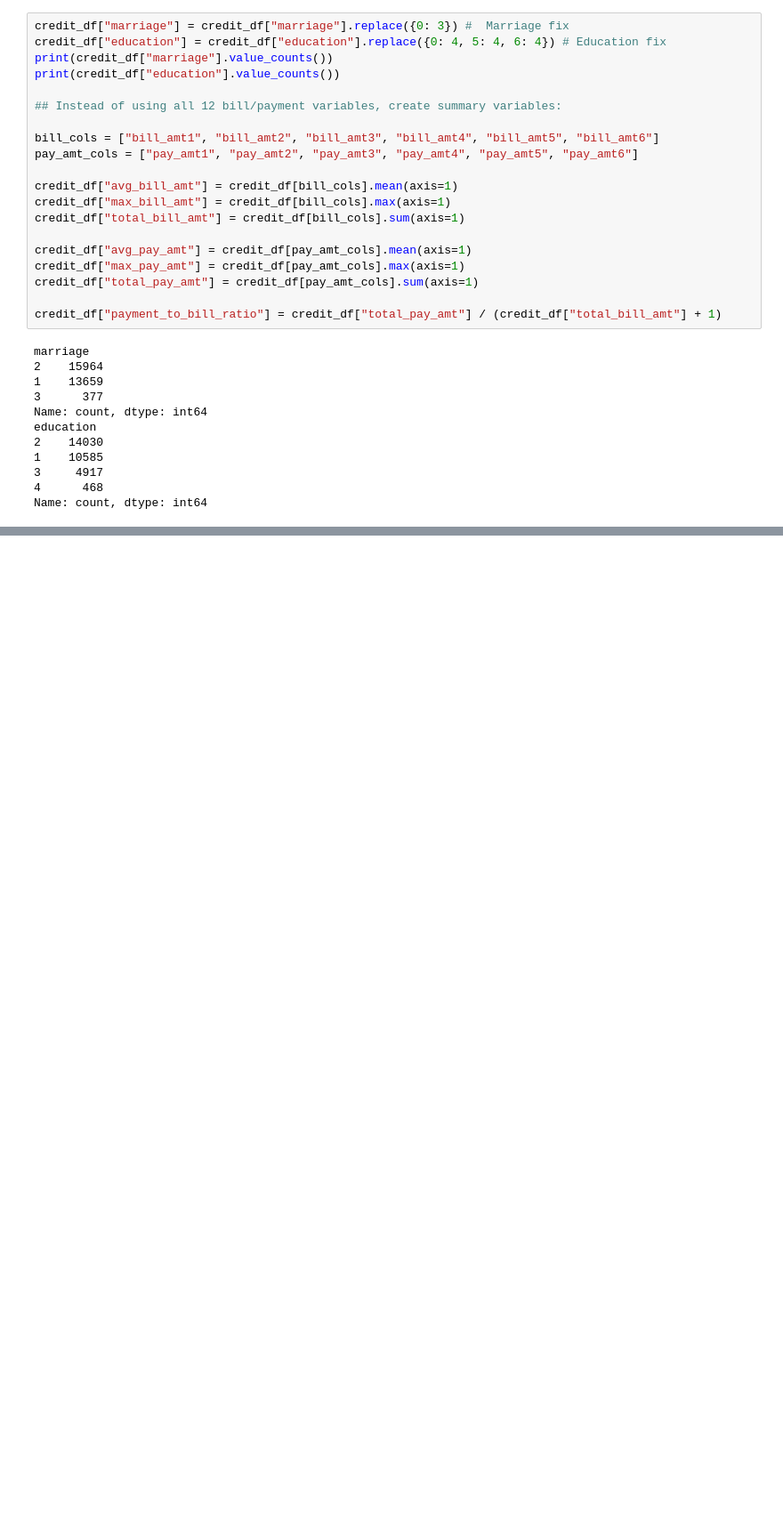
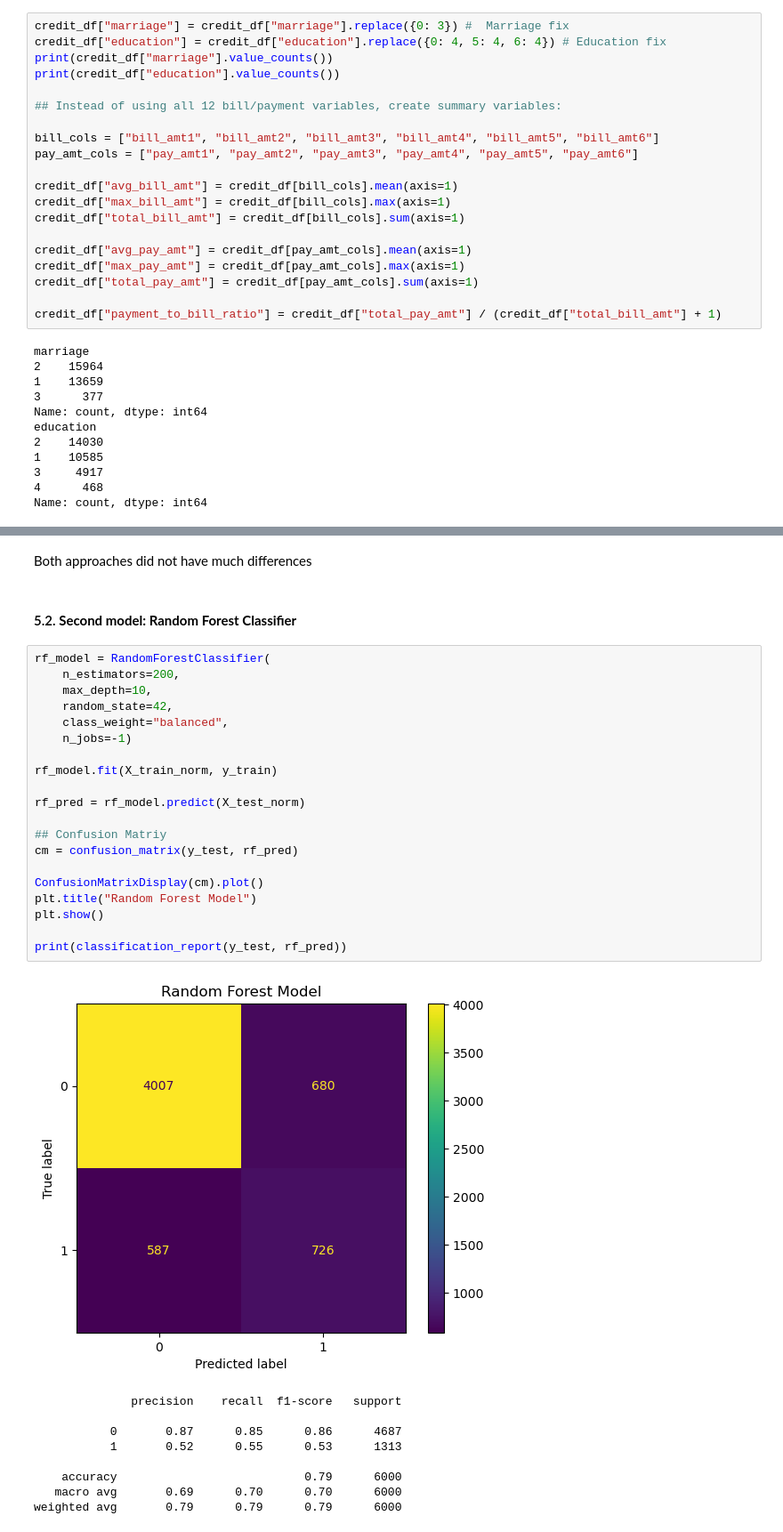
Before and after one commit to thebryanbx-cripto-32/Project_Final_Bank_Risk_ML, a Jupyter notebook: data_1_EDA_Credit.ipynb, the cells around one changed output, grey strips where cells are left out. Shown at 89% size. Saved outputs shown, nothing was run; the diff lists cells and outputs as text; blank space fills up the shorter version.

```diff
--- a/data_1_EDA_Credit.ipynb
+++ b/data_1_EDA_Credit.ipynb
@@ -325,0 +444,34 @@ features_reduced = [
+# %% [markdown]
+Both approaches did not have much differences
+# %% [markdown]
+#### 5.2. **Second model: Random Forest Classifier**
+# %%
+rf_model = RandomForestClassifier(
+    n_estimators=200,
+    max_depth=10,
+    random_state=42,
+    class_weight="balanced",
+    n_jobs=-1)
+
+rf_model.fit(X_train_norm, y_train)
+
+rf_pred = rf_model.predict(X_test_norm)
+
+## Confusion Matriy
+cm = confusion_matrix(y_test, rf_pred)
+
+ConfusionMatrixDisplay(cm).plot()
+plt.title("Random Forest Model")
+plt.show()
+
+print(classification_report(y_test, rf_pred))
+# %% [output]
+[figure, added]
+              precision    recall  f1-score   support
+
+           0       0.87      0.85      0.86      4687
+           1       0.52      0.55      0.53      1313
+
+    accuracy                           0.79      6000
+   macro avg       0.69      0.70      0.70      6000
+weighted avg       0.79      0.79      0.79      6000
```
Also changed, not shown: parts of 37 cells of this notebook, 5 other files.
